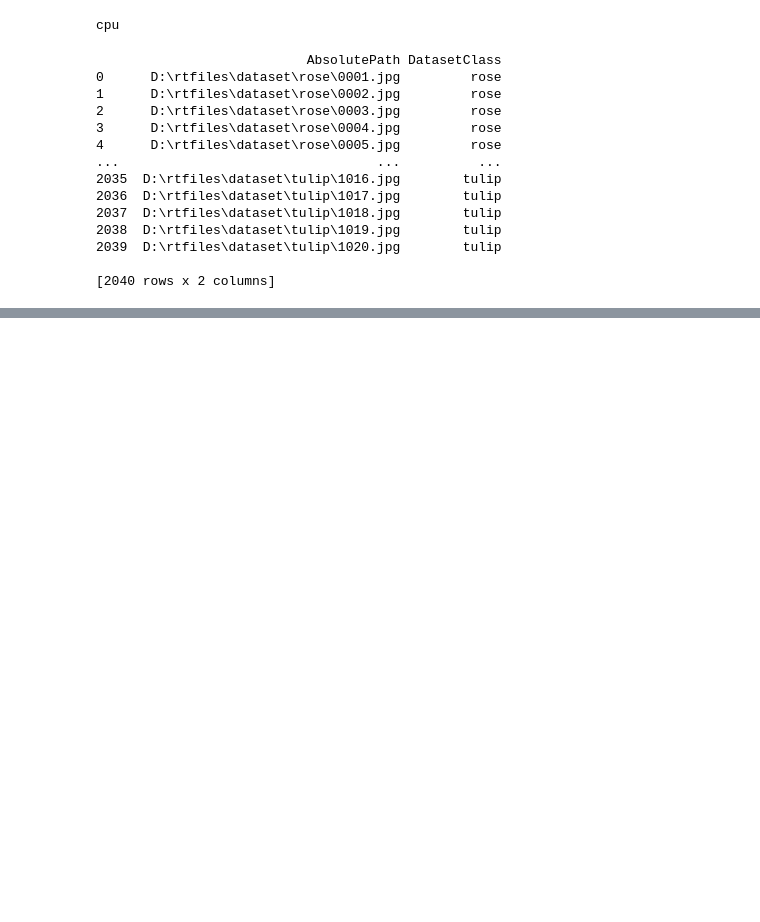
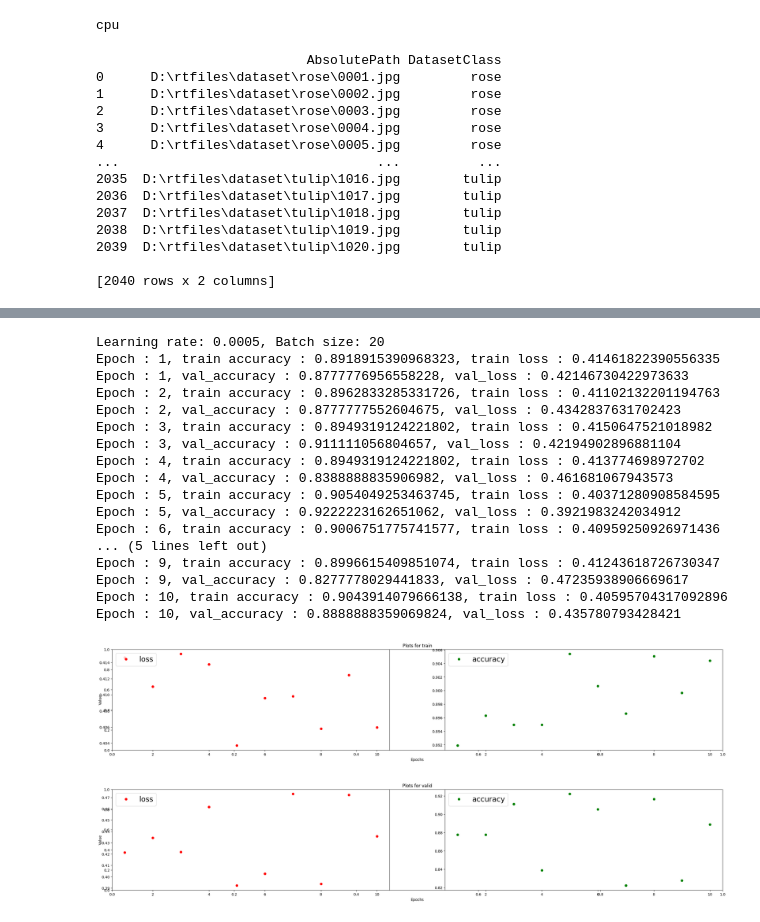
Before and after one commit to Sonya-From-IBAS/PythonLab5, a Jupyter notebook: model.ipynb, the cells around one changed output, grey strips where cells are left out. Cells and saved outputs as stored; diff of their text form; code cells hidden in the pictures; blank space fills up the shorter version.

```diff
--- a/model.ipynb
+++ b/model.ipynb
@@ -153,0 +436,33 @@ criterion = nn.CrossEntropyLoss()
+# %%
+print('Learning rate: 0.0005, Batch size: 20')
+
+optimizer = torch.optim.Adam(model.parameters(), lr=0.0005)
+
+train_loader = torch.utils.data.DataLoader(
+    dataset=train_data, batch_size=20, shuffle=True)
+test_loader = torch.utils.data.DataLoader(
+    dataset=test_data, batch_size=20, shuffle=True)
+val_loader = torch.utils.data.DataLoader(
+    dataset=val_data, batch_size=20, shuffle=True)
+
+train_loop(train_loader, val_loader, epochs)
+# %% [output]
+Learning rate: 0.0005, Batch size: 20
+Epoch : 1, train accuracy : 0.8918915390968323, train loss : 0.41461822390556335
+Epoch : 1, val_accuracy : 0.8777776956558228, val_loss : 0.42146730422973633
+Epoch : 2, train accuracy : 0.8962833285331726, train loss : 0.41102132201194763
+Epoch : 2, val_accuracy : 0.8777777552604675, val_loss : 0.4342837631702423
+Epoch : 3, train accuracy : 0.8949319124221802, train loss : 0.4150647521018982
+Epoch : 3, val_accuracy : 0.911111056804657, val_loss : 0.42194902896881104
+Epoch : 4, train accuracy : 0.8949319124221802, train loss : 0.413774698972702
+Epoch : 4, val_accuracy : 0.8388888835906982, val_loss : 0.461681067943573
+Epoch : 5, train accuracy : 0.9054049253463745, train loss : 0.40371280908584595
+Epoch : 5, val_accuracy : 0.9222223162651062, val_loss : 0.3921983242034912
+Epoch : 6, train accuracy : 0.9006751775741577, train loss : 0.40959250926971436
+... (5 lines left out)
+Epoch : 9, train accuracy : 0.8996615409851074, train loss : 0.41243618726730347
+Epoch : 9, val_accuracy : 0.8277778029441833, val_loss : 0.47235938906669617
+Epoch : 10, train accuracy : 0.9043914079666138, train loss : 0.40595704317092896
+Epoch : 10, val_accuracy : 0.8888888359069824, val_loss : 0.435780793428421
+[figure, added]
+[figure, added]
```
Also changed, not shown: parts of 16 cells of this notebook.
